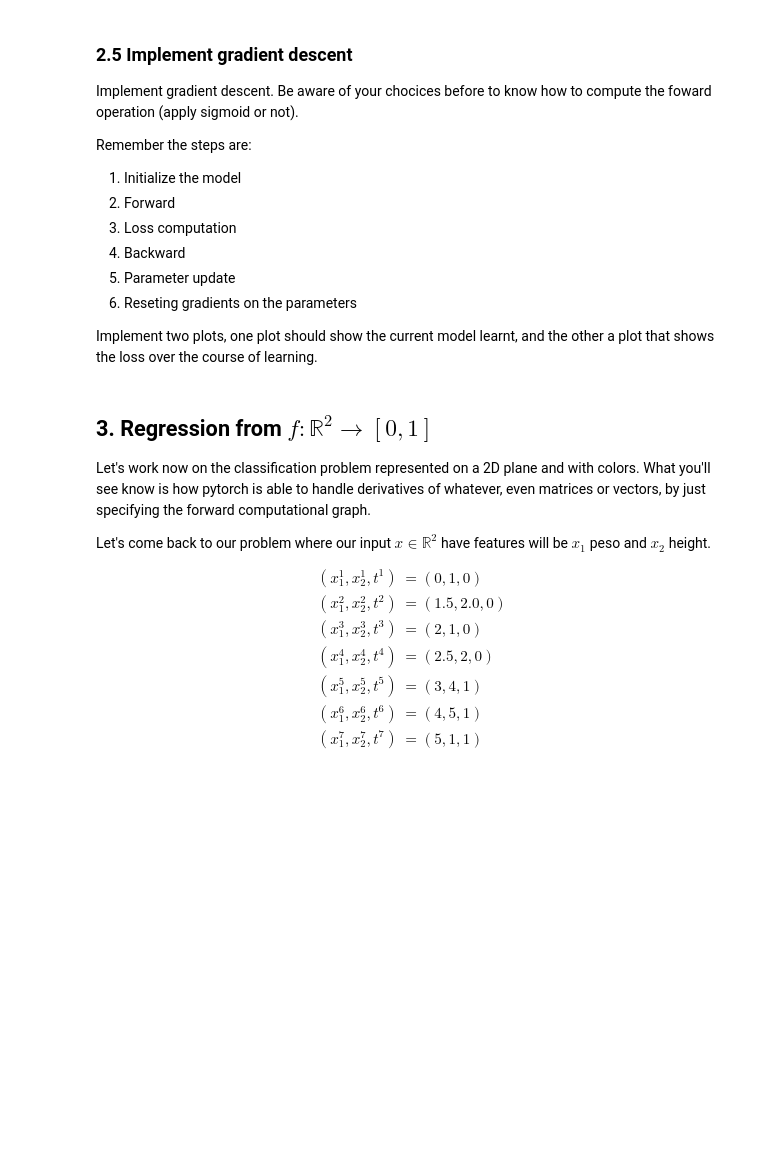
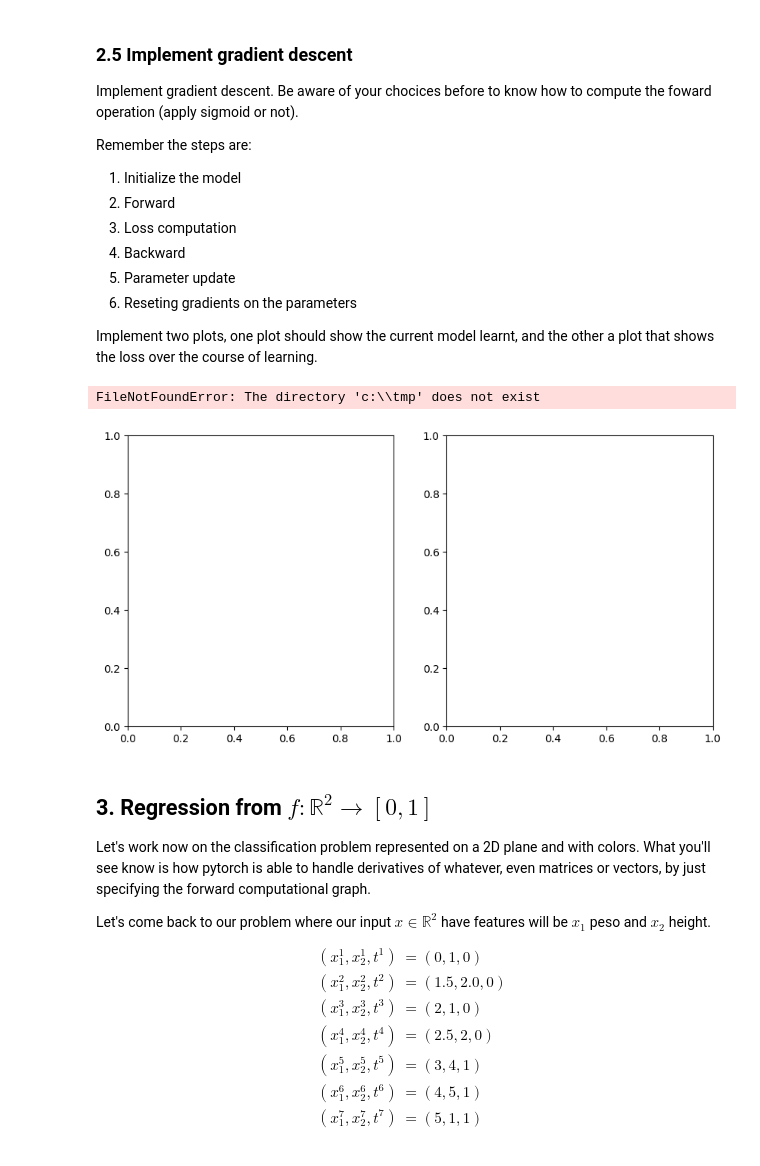
Before and after one commit to JaimeCremades/Redes_Neuronales_Practicas, a Jupyter notebook: AutomaticDifferentiation_assesment.ipynb, the cells around one changed output. Cells and saved outputs as stored; diff of their text form; code cells hidden in the pictures; blank space fills up the shorter version.

```diff
--- a/AutomaticDifferentiation_assesment.ipynb
+++ b/AutomaticDifferentiation_assesment.ipynb
@@ -769,7 +768,7 @@ fig, (ax1, ax2) = plt.subplots(1,2, figsize = (10,5))
 x_range = torch.linspace(-4,4,100).view(100,1)
 
 # Create temporary file for video creation
-video_filename = "/tmp/aux.mp4"
+video_filename = "aux.mp4"
 
 ## video writer
 writer = imageio.get_writer(video_filename, format="FFMPEG", mode="I", fps=1, codec="libx264")
@@ -817,33 +816,36 @@ for e in range(epochs):
     with torch.no_grad():
 
         ax1.plot(x_data[idx_class0],t_data[idx_class0],'o', color = color_c0, markersize = 8, label = r'data observations class 0 cat')
         ax1.plot(x_data[idx_class1],t_data[idx_class1],'*', color = color_c1,markersize = 8, label = r'data observations class 1dog')
         ax1.plot(x_range, forward(x_range, parameters, apply_sigmoid = True), label = 'model')
         ax1.set_xlabel('peso')
         ax1.set_ylabel('probability of being dog')
         ax1.set_ylim([-0.5,1.5])
         ax1.set_xlim([-4,4])
         ax1.legend()
 
         ax2.plot(np.arange(0,e+1),loss_acc)
         ax2.set_xlim([0,epochs])
         ax2.set_xlabel('epochs')
         ax2.set_ylabel('loss')
         ax2.set_title(f"{loss_type}")
 
     ## ========================
     ## save for video generation
 
     ## Cortesía de chatGPT (desde linea siguiente hasta el final de esta celda):
     buf = BytesIO()
     fig.savefig(buf, format="png", dpi=100)
 
     buf.seek(0)
     frame = imageio.imread(buf)
     writer.append_data(frame)
 
 writer.close()
 plt.close()
+# %% [output]
+FileNotFoundError: The directory 'c:\\tmp' does not exist
+[figure, added]
 # %% [markdown]
 ## 3. Regression from $f:\mathbb{R}^2 \rightarrow [0,1]$
 
```
Also changed, not shown: parts of 9 cells of this notebook.
